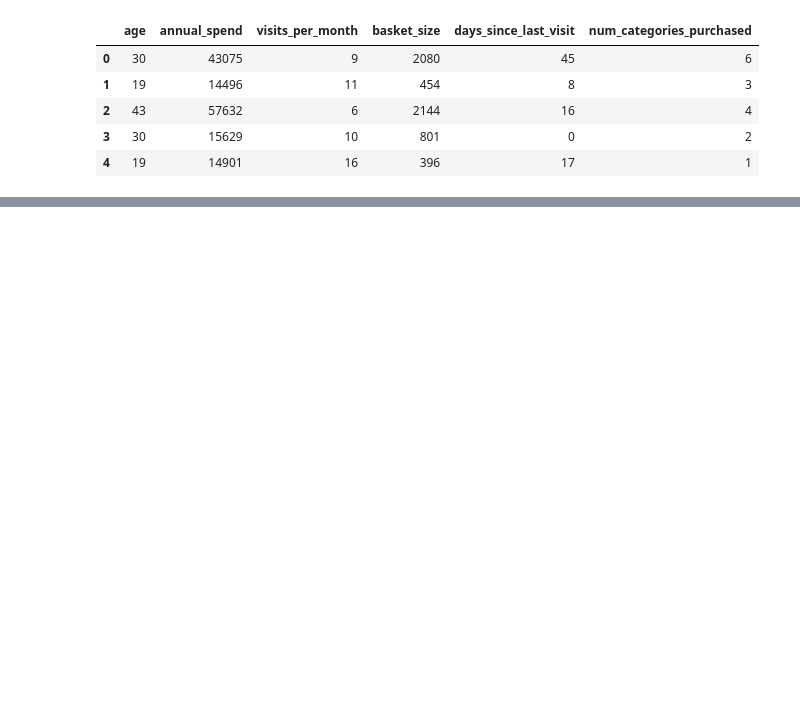
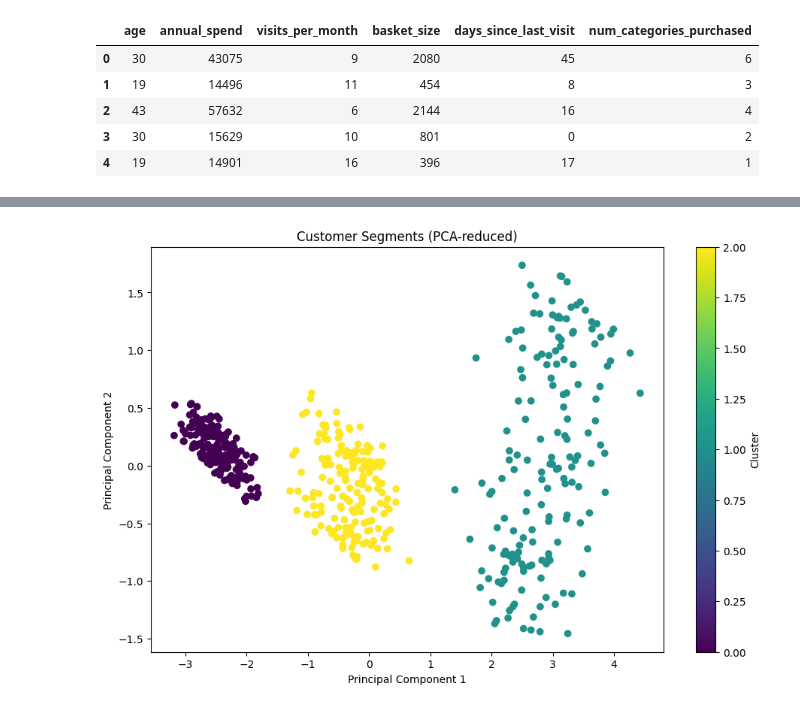
Before and after one commit to Shivangee1991/ml-assessment-shivangee-solanki, a Jupyter notebook: part_a/q2_unsupervised.ipynb, the cells around one changed output, grey strips where cells are left out. Drawn from its saved outputs; the diff is of its cells as text; code cells hidden in the pictures; blank space fills up the shorter version.

```diff
--- a/part_a/q2_unsupervised.ipynb
+++ b/part_a/q2_unsupervised.ipynb
@@ -74,0 +64,17 @@ IndentationError: unexpected indent (3152920232.py, line 6)
+# %%
+### q2-3 K-means Clustering
+# From the elbow plot, we can choose K=3
+
+optimal_k = 3
+kmeans = KMeans(n_clusters=optimal_k, random_state=42, n_init=10)
+clusters = kmeans.fit_predict(X_scaled)
+
+df['Cluster'] = clusters
+
+# Cluster Cetroids
+centroids = pd.DataFrame(
+    scaler.inverse_transform(kmeans.cluster_centers_),
+    columns=df.columns[:X_scaled.shape[1]]
+)
+print("Cluster Centroids:")
+print(centroids)
@@ -74,0 +89,15 @@ IndentationError: unexpected indent (3152920232.py, line 6)
+# %%
+### q2-4 Dimensionality Reduction with PCA
+
+from sklearn.decomposition import PCA
+# Apply PCA to reduce to 2 dimensions for visualization
+pca = PCA(n_components=2)
+X_pca = pca.fit_transform(X_scaled)
+
+# Explained variance ratio
+print("Explained Variance Ratio:", pca.explained_variance_ratio_)
+
+# Feature Loadings
+loadings = pd.DataFrame(pca.components_.T, columns=['PC1', 'PC2'], index=df.columns[:-1])
+print("Feature Loadings:")
+print(loadings)
@@ -74,0 +120,14 @@ IndentationError: unexpected indent (3152920232.py, line 6)
+# %%
+### q2-5 Cluste Visualization
+
+plt.figure(figsize=(11, 7))
+
+# Scatter plot of the PCA-reduced data colored by cluster
+plt.scatter(X_pca[:, 0], X_pca[:, 1], c=clusters, )
+plt.title('Customer Segments (PCA-reduced)')
+plt.xlabel('Principal Component 1')
+plt.ylabel('Principal Component 2')
+plt.colorbar(label='Cluster')
+plt.show()
+# %% [output]
+[figure, added]
```
Also changed, not shown: parts of 8 cells of this notebook.
